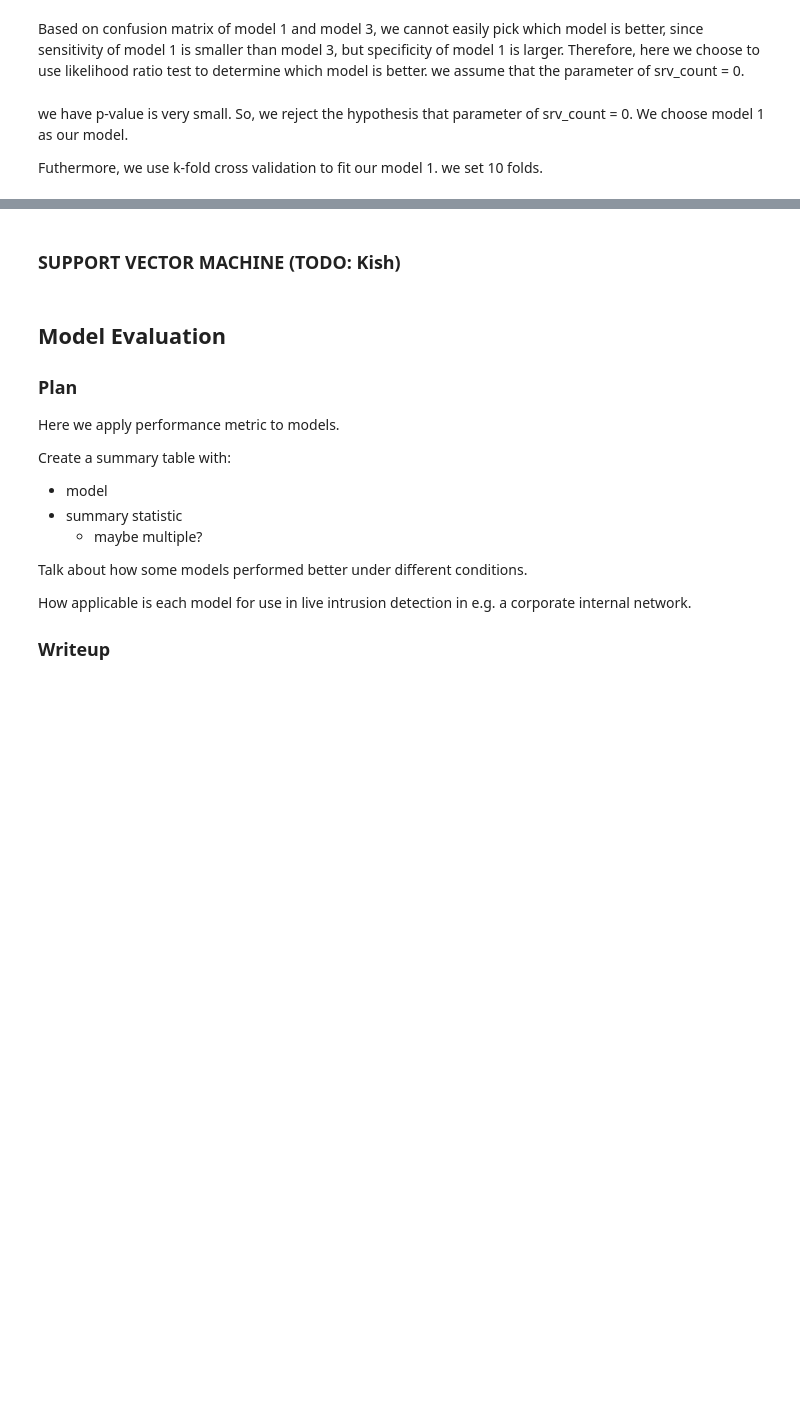
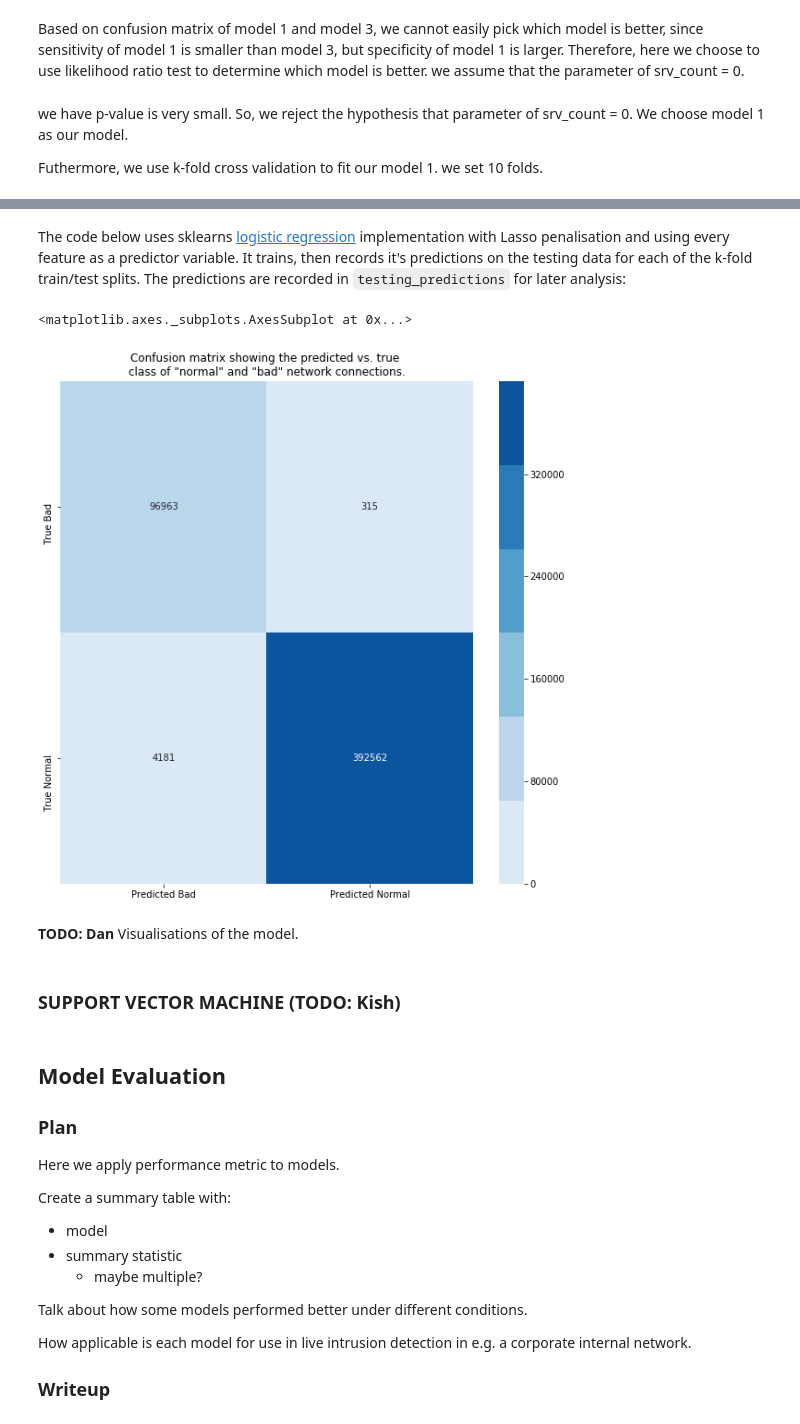
Before and after one commit to dj311/data-science-toolbox-2, a Jupyter notebook: project/report.ipynb, the cells around one changed output, grey strips where cells are left out. Cells and saved outputs as stored; diff of their text form; code cells hidden in the pictures; blank space fills up the shorter version.

Commit message:
report: dans model

```diff
--- a/project/report.ipynb
+++ b/project/report.ipynb
@@ -48,6 +48,7 @@ warnings.filterwarnings('ignore')
 # %%
 # For inline plots within the notebook
 %matplotlib inline
+matplotlib.rcParams['figure.figsize'] = [12, 8]
 # Allows code cells to be intrepreted as R (put %%R on the first line) [1]
 %load_ext rpy2.ipython
 # Render R output as HTML
@@ -436,3 +611,54 @@ cv_logit
+# %% [markdown]
+The code below uses sklearns [logistic regression](https://scikit-learn.org/stable/modules/generated/sklearn.linear_model.LogisticRegression.html) implementation with Lasso penalisation and using every feature as a predictor variable. It trains, then records it's predictions on the testing data for each of the k-fold train/test splits. The predictions are recorded in `testing_predictions` for later analysis:
+# %%
+testing_predictions = []
+
+for training_indices, testing_indices in train_test_splits:
+    training_data = connection_events.iloc[training_indices]
+    training_labels = connection_labels.iloc[training_indices]
+
+    logistic_regression = linear_model.LogisticRegression(penalty='l2')
+    logistic_regression.fit(training_data, training_labels)
+
+    testing_data = connection_events.iloc[testing_indices]
+    predicted_labels = logistic_regression.predict(testing_data)
+
+    testing_predictions.append(predicted_labels)
+# %%
+predicted_label_sets = testing_predictions
+testing_label_sets = [connection_labels.iloc[testing_indexes] for training_indexes, testing_indexes in train_test_splits]
+# %%
+confusion_matrixes = [
+    metrics.confusion_matrix(testing_labels, predicted_labels)
+    for testing_labels, predicted_labels
+    in zip(testing_label_sets, predicted_label_sets)
+]
+# %%
+summary_confusion_matrix = sum(confusion_matrixes)
+summary_confusion_matrix = pandas.DataFrame(
+    data=summary_confusion_matrix,
+    index=['True Bad', 'True Normal'],
+    columns=['Predicted Bad', 'Predicted Normal'],
+)
+
+summary_confusion_figure, summary_confusion_axes = matplotlib.pyplot.subplots()
+summary_confusion_axes.set_title(
+    'Confusion matrix showing the predicted vs. true \n'
+    'class of "normal" and "bad" network connections.'
+)
+seaborn.heatmap(
+    summary_confusion_matrix,
+    annot=True,
+    fmt="d",
+    cmap=seaborn.color_palette("Blues"),
+    vmin=0,
+    ax=summary_confusion_axes,
+)
+# %% [output]
+<matplotlib.axes._subplots.AxesSubplot at 0x...>
+[figure, added]
+# %% [markdown]
+**TODO: Dan** Visualisations of the model.
 # %% [markdown]
 ### SUPPORT VECTOR MACHINE (TODO: Kish)
 # %%
```
Also changed, not shown: parts of 18 cells of this notebook.
